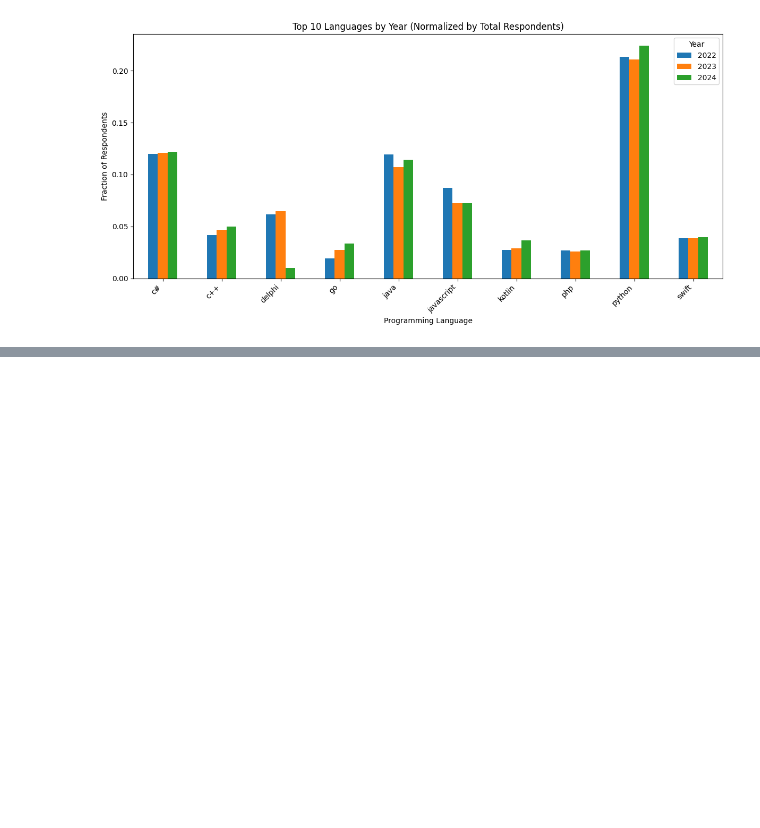
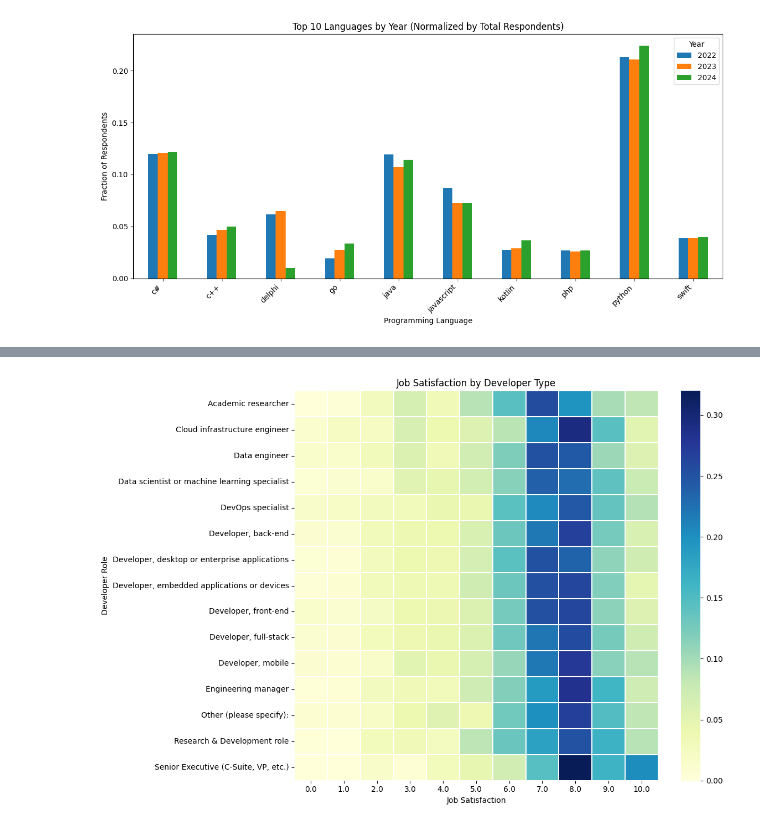
Before and after one commit to adni8025/Stack-Overflow-Developer-Survey-Data-Mining, a Jupyter notebook: thefile.ipynb, the cells around one changed output, grey strips where cells are left out. Saved outputs shown, nothing was run; the diff lists cells and outputs as text; code cells hidden in the pictures; blank space fills up the shorter version.

```diff
--- a/thefile.ipynb
+++ b/thefile.ipynb
@@ -538,0 +559,25 @@ swift                   0.038828  0.038426  0.039860
+# %%
+salary_q_low = odf_2024['CONVERTEDCOMPYEARLY'].quantile(0.025)
+salary_q_high = odf_2024['CONVERTEDCOMPYEARLY'].quantile(0.975)
+
+valid_countries = odf_2024['COUNTRY'].value_counts()[lambda x: x >= 50].index
+
+filtered_df = odf_2024[
+    (odf_2024['CONVERTEDCOMPYEARLY'] >= salary_q_low) &
+    (odf_2024['CONVERTEDCOMPYEARLY'] <= salary_q_high) &
+    (odf_2024['COUNTRY'].isin(valid_countries))
+]
+
+dev_sat = filtered_df.groupby('DEVTYPE')['JOBSAT'].value_counts(normalize=True).unstack().fillna(0)
+
+top_devtypes = filtered_df['DEVTYPE'].value_counts().head(15).index
+dev_sat = dev_sat.loc[dev_sat.index.intersection(top_devtypes)]
+
+plt.figure(figsize=(12, 8))
+sns.heatmap(dev_sat, cmap='YlGnBu', annot=False, linewidths=0.3)
+plt.title('Job Satisfaction by Developer Type')
+plt.xlabel('Job Satisfaction')
+plt.ylabel('Developer Role')
+plt.tight_layout()
+# %% [output]
+[figure, added]
```
Also changed, not shown: parts of 17 cells of this notebook.
